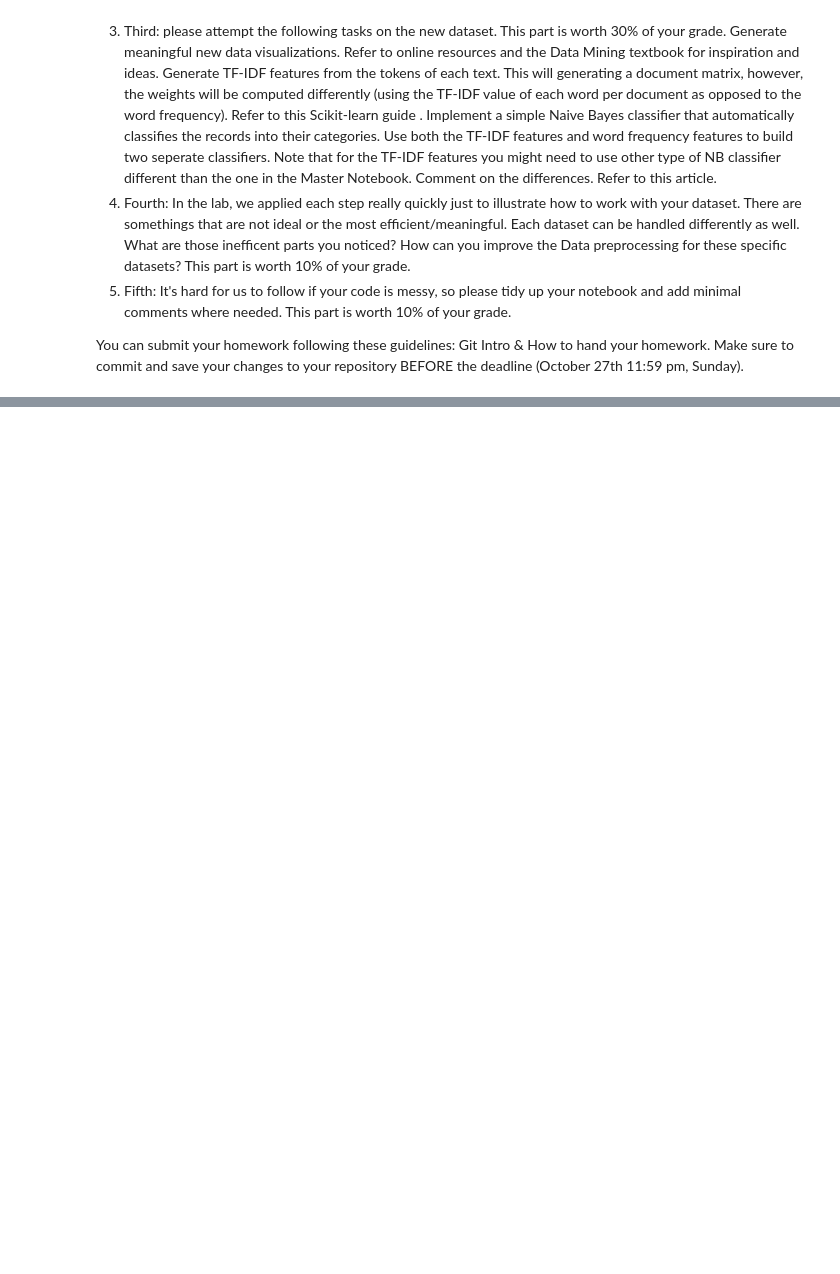
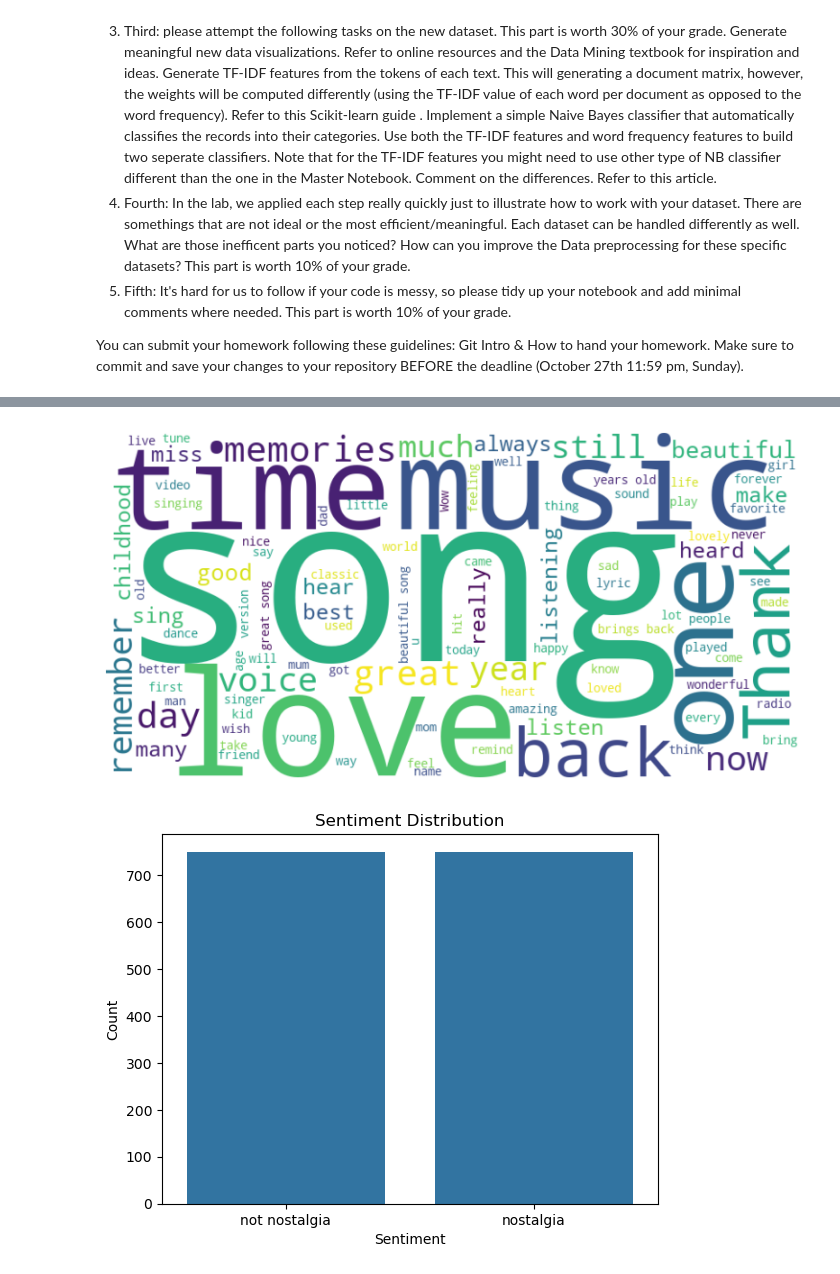
Before and after one commit to jiayingdaley/DM2024-Lab1-Master, a Jupyter notebook: hw_1_use_new_dataset.ipynb, the cells around one changed output, grey strips where cells are left out. Drawn from its saved outputs; the diff is of its cells as text; code cells hidden in the pictures; blank space fills up the shorter version.

```diff
--- a/hw_1_use_new_dataset.ipynb
+++ b/hw_1_use_new_dataset.ipynb
@@ -82,0 +136,21 @@ Requirement already satisfied: urllib3<3,>=1.21.1 in /opt/anaconda3/envs/DataMin
+# %%
+# 3. 資料預處理
+
+# 資料清理：
+# 移除重複的資料
+data.drop_duplicates(inplace=True)
+# 處理缺失值 ：此資料集無缺失值
+
+# 分詞：
+# 使用 NLTK 將每則留言斷詞成單詞列表 (unigrams)
+nltk.download('punkt')
+data['unigrams'] = data['comment'].apply(nltk.word_tokenize)
+
+# 特徵工程：
+# 建立詞彙-文件矩陣 (term-document matrix)
+count_vect = CountVectorizer()
+X_counts = count_vect.fit_transform(data['comment'])
+
+# 產生 TF-IDF 特徵
+tfidf_vect = TfidfVectorizer()
+X_tfidf = tfidf_vect.fit_transform(data['comment'])
@@ -82,0 +462,27 @@ Requirement already satisfied: urllib3<3,>=1.21.1 in /opt/anaconda3/envs/DataMin
+# %%
+from wordcloud import WordCloud
+import matplotlib.pyplot as plt
+import seaborn as sns
+
+# Word Cloud
+def plot_word_cloud(data, column):
+    text = " ".join(data[column].tolist())
+    wordcloud = WordCloud(width=800, height=400, max_words=100, background_color='white').generate(text)
+    plt.figure(figsize=(10, 5))
+    plt.imshow(wordcloud, interpolation='bilinear')
+    plt.axis('off')
+    plt.show()
+
+# Sentiment Distribution
+def plot_sentiment_distribution(data, sentiment_col):
+    sns.countplot(data=data, x=sentiment_col)
+    plt.title("Sentiment Distribution")
+    plt.xlabel("Sentiment")
+    plt.ylabel("Count")
+    plt.show()
+
+plot_word_cloud(data, 'comment')
+plot_sentiment_distribution(data, 'sentiment')
+# %% [output]
+[figure, added]
+[figure, added]
```
Also changed, not shown: parts of 20 cells of this notebook, 1 other file.
